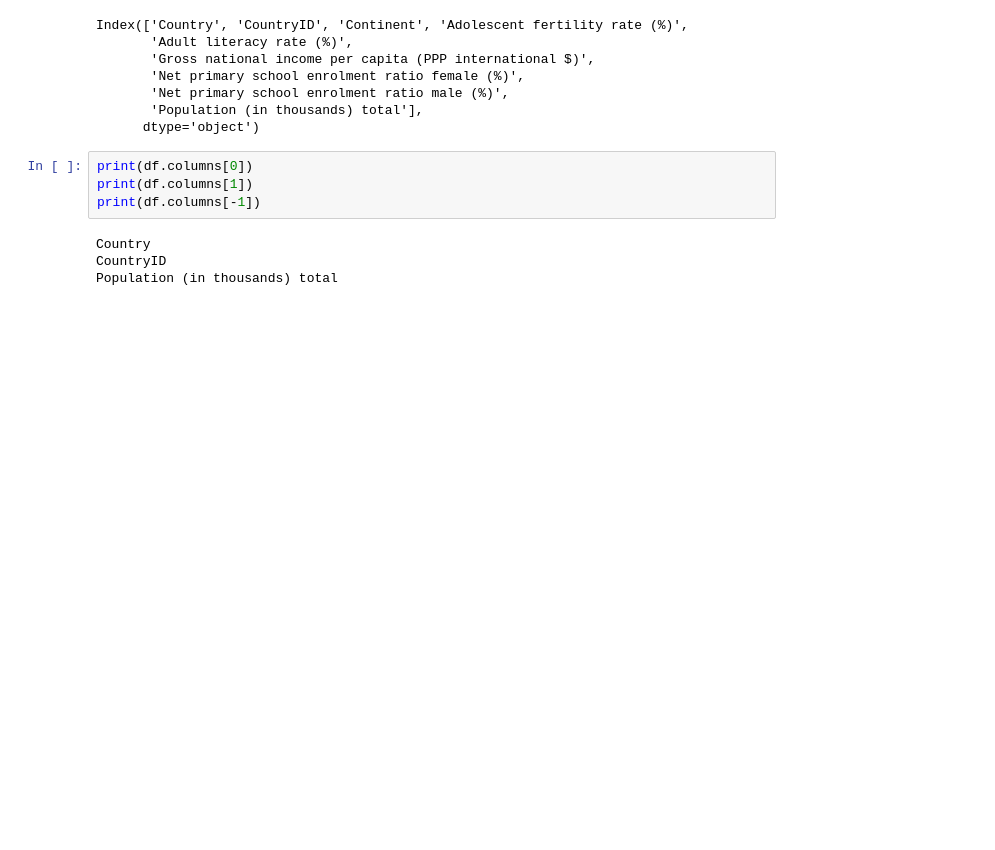
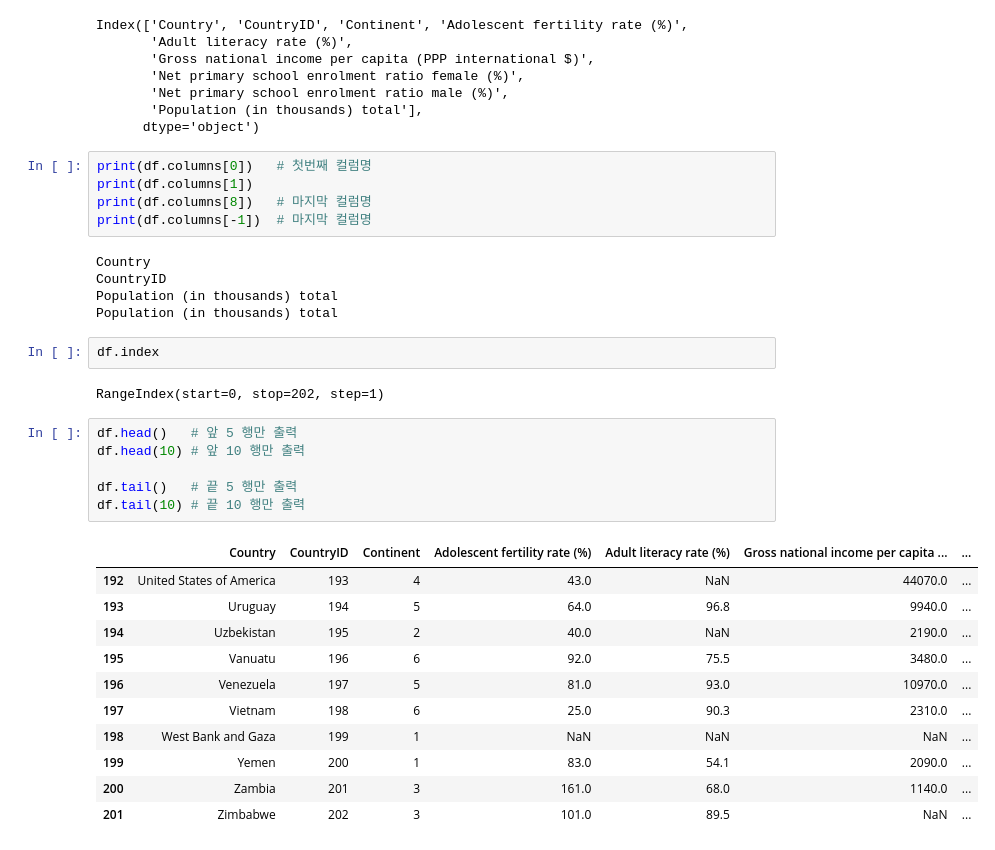
Before and after one commit to landturtler/2020_AI_education_example, a Jupyter notebook: 파이썬데이터분석/pandas_basic.ipynb, the cells around one changed output. Saved outputs shown, nothing was run; the diff lists cells and outputs as text; blank space fills up the shorter version.

```diff
--- a/파이썬데이터분석/pandas_basic.ipynb
+++ b/파이썬데이터분석/pandas_basic.ipynb
@@ -137,10 +140,34 @@ Index(['Country', 'CountryID', 'Continent', 'Adolescent fertility rate (%)',
        'Population (in thousands) total'],
       dtype='object')
 # %%
-print(df.columns[0])
+print(df.columns[0])   # 첫번째 컬럼명
 print(df.columns[1])
-print(df.columns[-1])
+print(df.columns[8])   # 마지막 컬럼명
+print(df.columns[-1])  # 마지막 컬럼명
 # %% [output]
 Country
 CountryID
 Population (in thousands) total
+Population (in thousands) total
+# %%
+df.index
+# %% [output]
+RangeIndex(start=0, stop=202, step=1)
+# %%
+df.head()   # 앞 5 행만 출력
+df.head(10) # 앞 10 행만 출력
+
+df.tail()   # 끝 5 행만 출력
+df.tail(10) # 끝 10 행만 출력
+# %% [output]
+|  | Country | CountryID | Continent | Adolescent fertility rate (%) | Adult literacy rate (%) | Gross national income per capita ... | ... |
+| 192 | United States of America | 193 | 4 | 43.0 | NaN | 44070.0 | ... |
+| 193 | Uruguay | 194 | 5 | 64.0 | 96.8 | 9940.0 | ... |
+| 194 | Uzbekistan | 195 | 2 | 40.0 | NaN | 2190.0 | ... |
+| 195 | Vanuatu | 196 | 6 | 92.0 | 75.5 | 3480.0 | ... |
+| 196 | Venezuela | 197 | 5 | 81.0 | 93.0 | 10970.0 | ... |
+| 197 | Vietnam | 198 | 6 | 25.0 | 90.3 | 2310.0 | ... |
+| 198 | West Bank and Gaza | 199 | 1 | NaN | NaN | NaN | ... |
+| 199 | Yemen | 200 | 1 | 83.0 | 54.1 | 2090.0 | ... |
+| 200 | Zambia | 201 | 3 | 161.0 | 68.0 | 1140.0 | ... |
+| 201 | Zimbabwe | 202 | 3 | 101.0 | 89.5 | NaN | ... |
```
Also changed, not shown: parts of 10 cells of this notebook.
